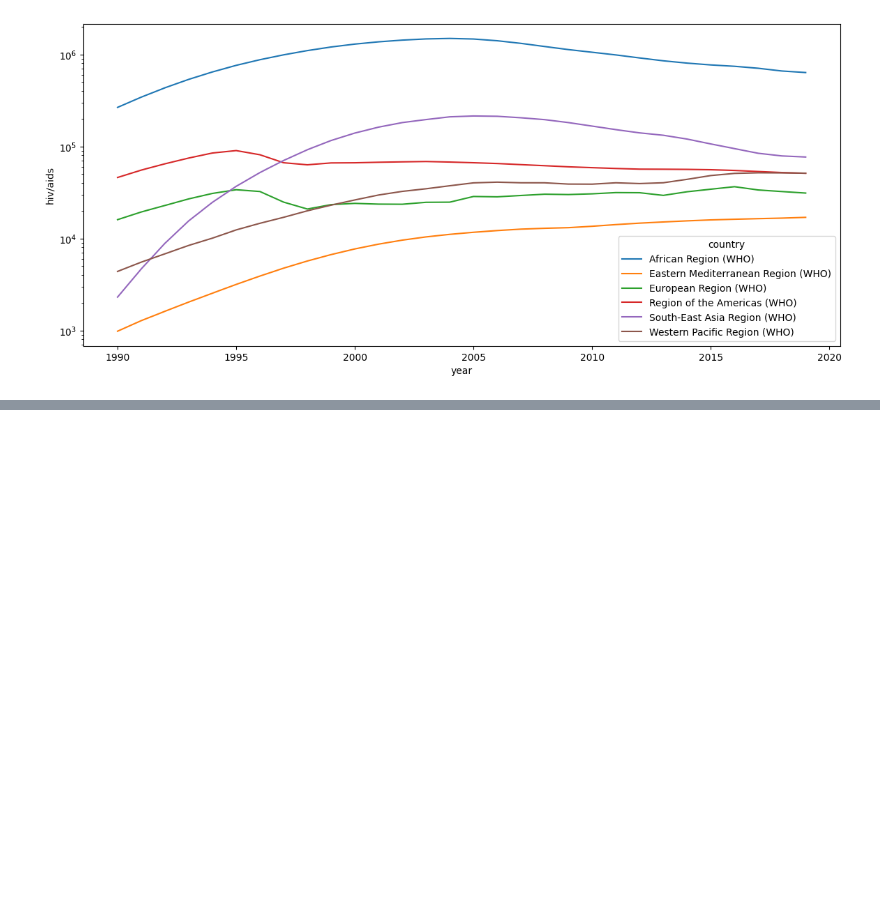
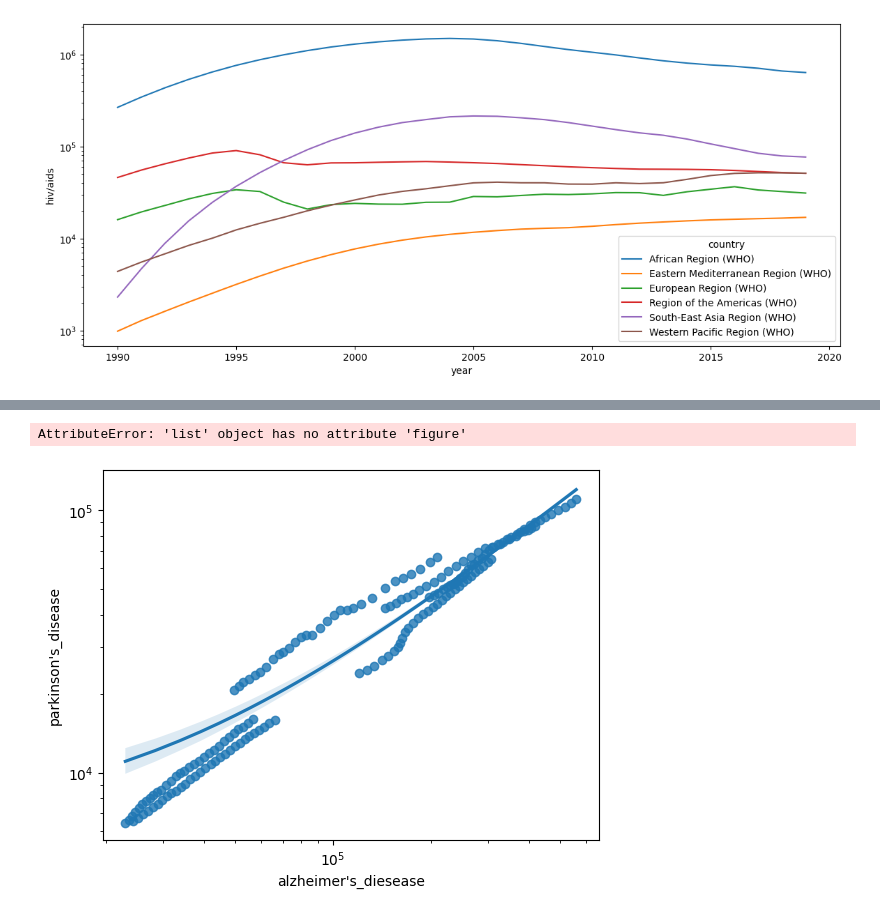
Before and after one commit to phbonamin/Analise_de_Mortalidade_Mundial-1990-2019-, a Jupyter notebook: Analise_de_Mortalidade_Mundial(1990-2019).ipynb, the cells around one changed output, grey strips where cells are left out. Drawn from its saved outputs; the diff is of its cells as text; code cells hidden in the pictures; blank space fills up the shorter version.

```diff
--- a/Analise_de_Mortalidade_Mundial(1990-2019).ipynb
+++ b/Analise_de_Mortalidade_Mundial(1990-2019).ipynb
@@ -248,0 +248,7 @@ _  = sns.lmplot( data = WHO, y = "tuberculosis", x = "alzheimer's_diesease", hue
+# %%
+
+g = sns.regplot( data = WHO, x = "alzheimer's_diesease", y = "parkinson's_disease").set(xscale="log", yscale="log")
+g.figure(figsize = (14,6))
+# %% [output]
+AttributeError: 'list' object has no attribute 'figure'
+[figure]
```
Also changed, not shown: parts of 29 cells of this notebook.
